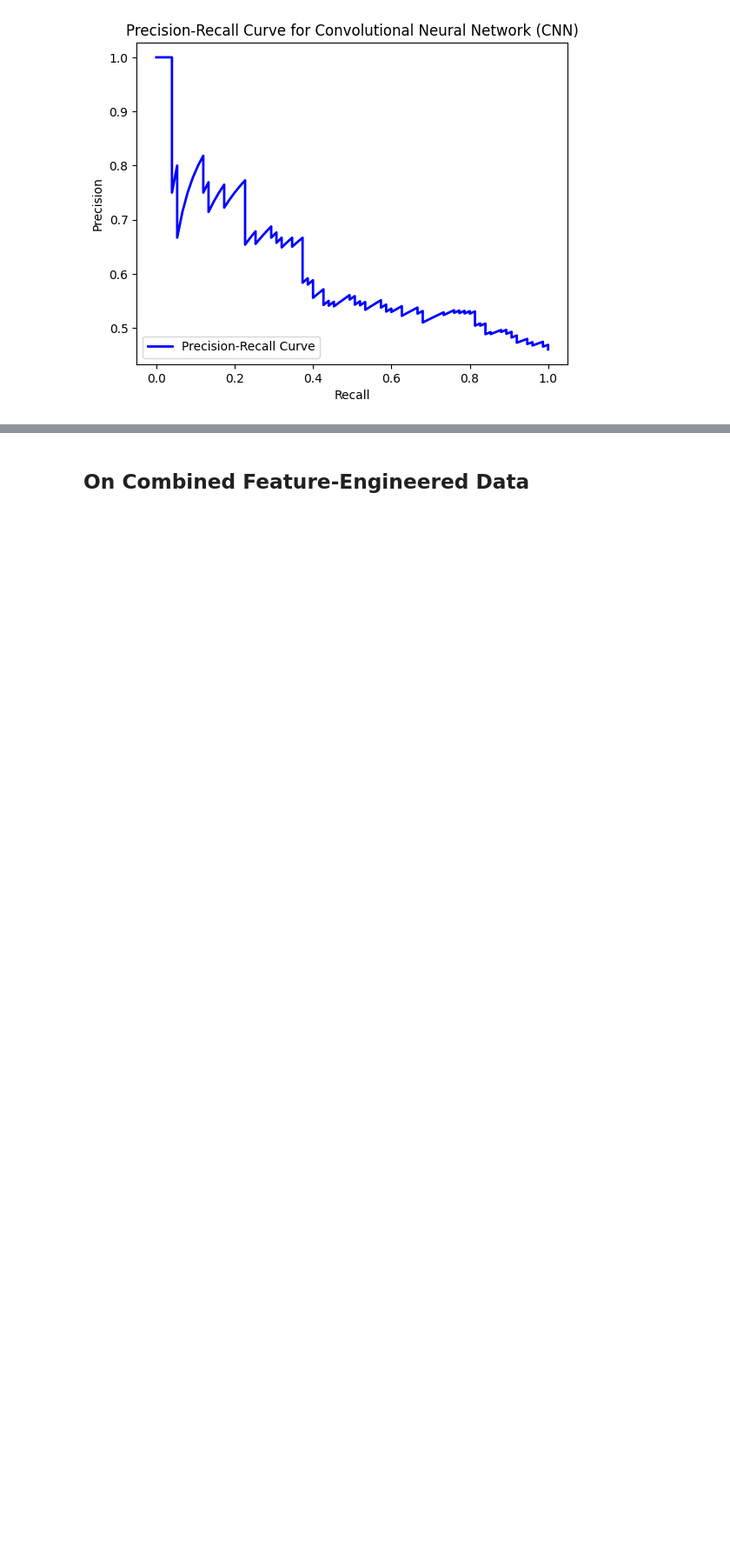
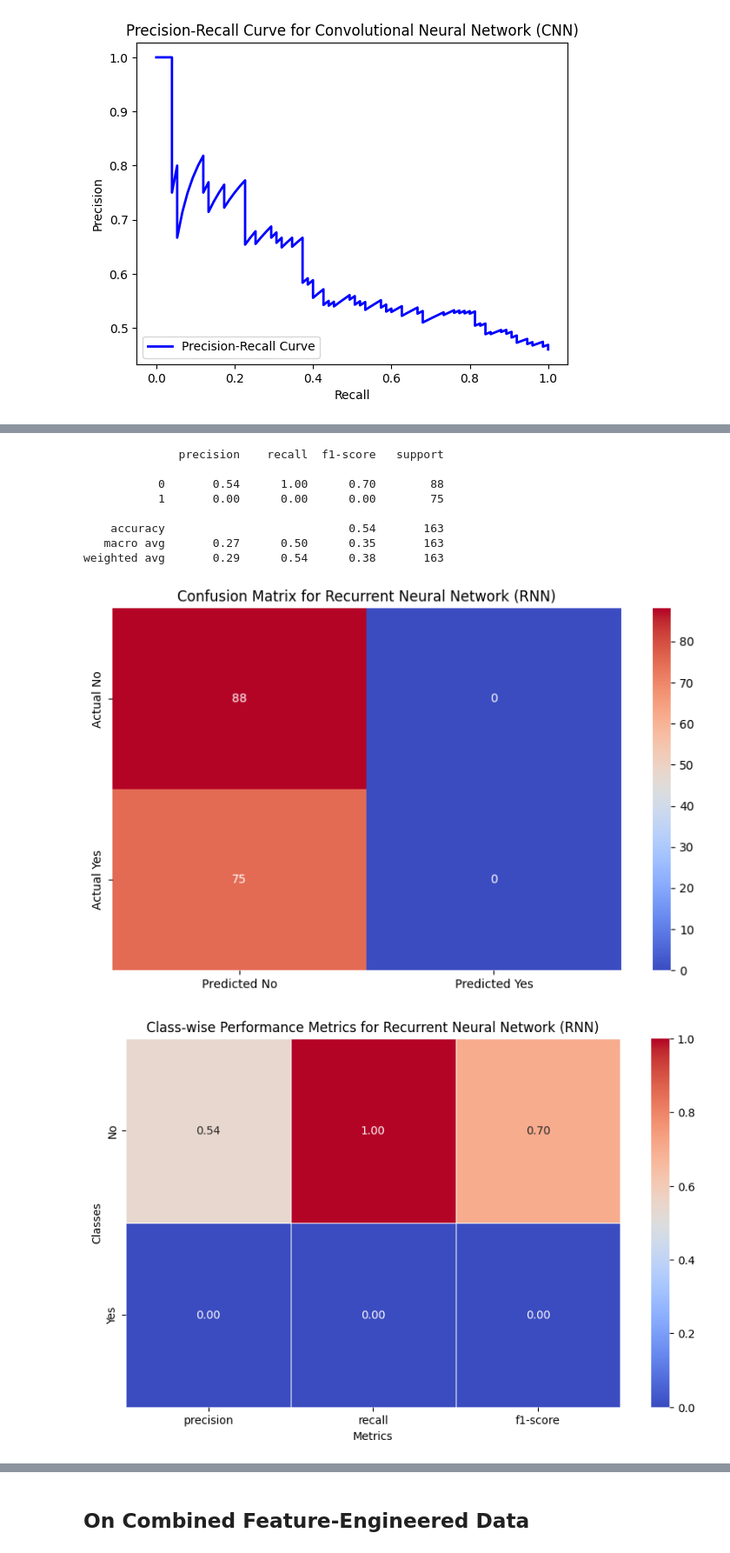
Before and after one commit to Alex-Mak-MCW/SpotifyDataScienceProject, a Jupyter notebook: Sentiment_Analysis/CompleteSentimentAnalysisCodebase.ipynb, the cells around one changed output, grey strips where cells are left out. Shown at 87% size. Cells and saved outputs as stored; diff of their text form; code cells hidden in the pictures; blank space fills up the shorter version.

```diff
--- a/Sentiment_Analysis/CompleteSentimentAnalysisCodebase.ipynb
+++ b/Sentiment_Analysis/CompleteSentimentAnalysisCodebase.ipynb
@@ -1703,0 +1831,14 @@ weighted avg       0.29      0.54      0.38       163
+# %%
+
+# Load the best model saved during training
+RNN_best_model = tf.keras.models.load_model(model_checkpoint_path)
+
+# Evaluate post-tuning model on training data
+RNN_y_train_pred_tuned = (RNN_best_model.predict(X_train) > 0.5).astype("int32")
+RNN_train_accuracy_posttuned = accuracy_score(y_train, RNN_y_train_pred_tuned)
+print(f"Recurrent Neural Network Training Accuracy (Post-tuned): {RNN_train_accuracy_posttuned:.2f}")
+
+# Evaluate post-tuning model on test data
+RNN_y_test_pred = (RNN_best_model.predict(X_test) > 0.5).astype("int32")
+RNN_test_accuracy = accuracy_score(y_test, RNN_y_test_pred)
+print(f"Recurrent Neural Network Testing Accuracy: {RNN_test_accuracy:.2f}")
@@ -1703,0 +1850,37 @@ weighted avg       0.29      0.54      0.38       163
+# %%
+# Classification report
+RNN_classification_report = classification_report(y_test, RNN_y_test_pred)
+print(RNN_classification_report)
+
+# Confusion matrix with seaborn heatmap
+RNN_conf_matrix = confusion_matrix(y_test, RNN_y_test_pred)
+plt.figure(figsize=(8, 5))
+sns.heatmap(RNN_conf_matrix, annot=True, fmt="d", cmap='coolwarm', xticklabels=['Predicted No', 'Predicted Yes'], yticklabels=['Actual No', 'Actual Yes'])
+plt.title('Confusion Matrix for Recurrent Neural Network (RNN)')
+plt.tight_layout()
+plt.savefig("RNN_confusion_matrix.png")
+
+# Class-wise Performance Metrics
+RNN_classification_report_2 = classification_report(y_test, RNN_y_test_pred, output_dict=True)
+metrics = ['precision', 'recall', 'f1-score']
+RNN_class_metrics = {metric: [RNN_classification_report_2[class_name][metric] for class_name in ['0','1']] for metric in metrics}
+
+# Create a heatmap
+plt.figure(figsize=(10, 6))
+sns.heatmap(data=pd.DataFrame(RNN_class_metrics, index=['No','Yes']), annot=True, cmap='coolwarm', fmt=".2f", linewidths=.5)
+plt.title('Class-wise Performance Metrics for Recurrent Neural Network (RNN)')
+plt.xlabel('Metrics')
+plt.ylabel('Classes')
+plt.savefig("RNN_performance_metrics.png")
+plt.show()
+# %% [output]
+              precision    recall  f1-score   support
+
+           0       0.54      1.00      0.70        88
+           1       0.00      0.00      0.00        75
+
+    accuracy                           0.54       163
+   macro avg       0.27      0.50      0.35       163
+weighted avg       0.29      0.54      0.38       163
+[figure, added]
+[figure, added]
```
Also changed, not shown: parts of 18 cells of this notebook, 3 other files.
